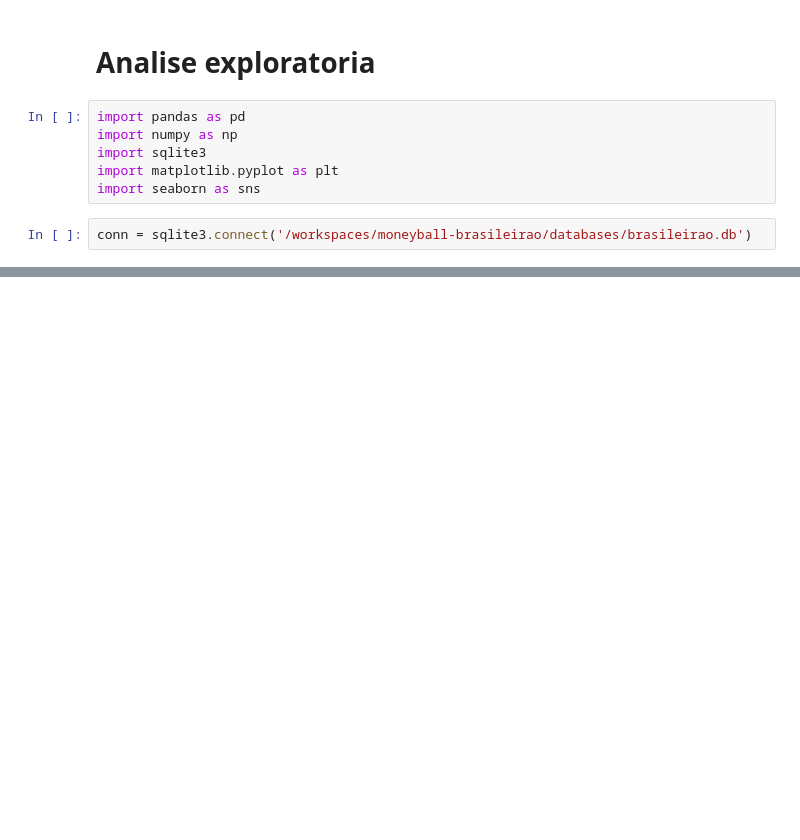
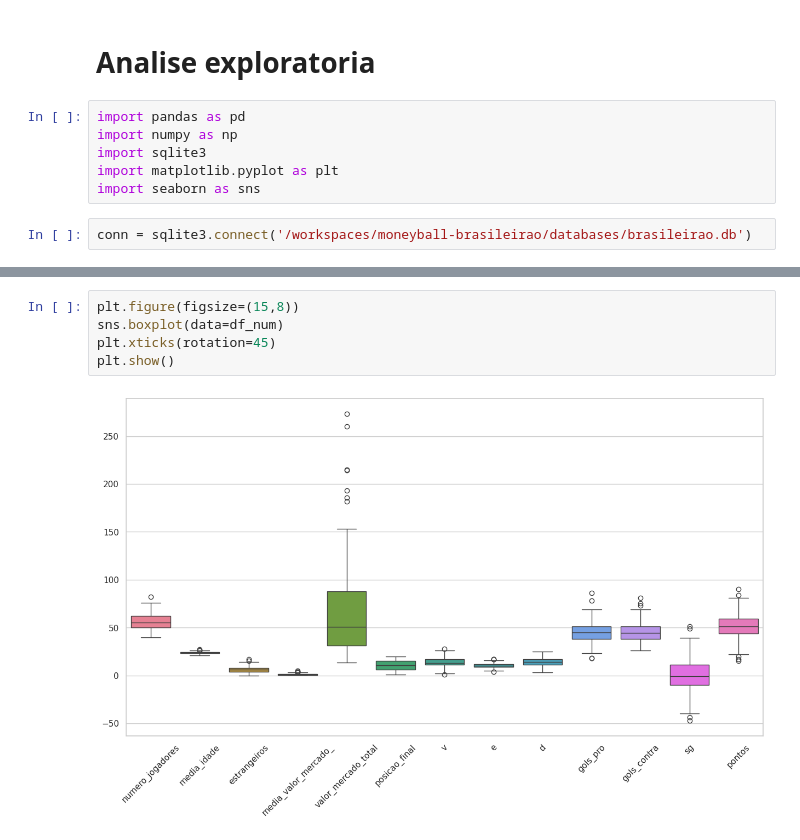
Before and after one commit to Willian-Fagundes/moneyball-brasileirao, a Jupyter notebook: scripts/eda.ipynb, the cells around one changed output, grey strips where cells are left out. Drawn from its saved outputs; the diff is of its cells as text; blank space fills up the shorter version.

```diff
--- a/scripts/eda.ipynb
+++ b/scripts/eda.ipynb
@@ -237,0 +108,7 @@ plt.show()
+# %%
+plt.figure(figsize=(15,8))
+sns.boxplot(data=df_num)
+plt.xticks(rotation=45)
+plt.show()
+# %% [output]
+[figure, added]
```
Also changed, not shown: parts of 67 cells of this notebook, 29 other files.
